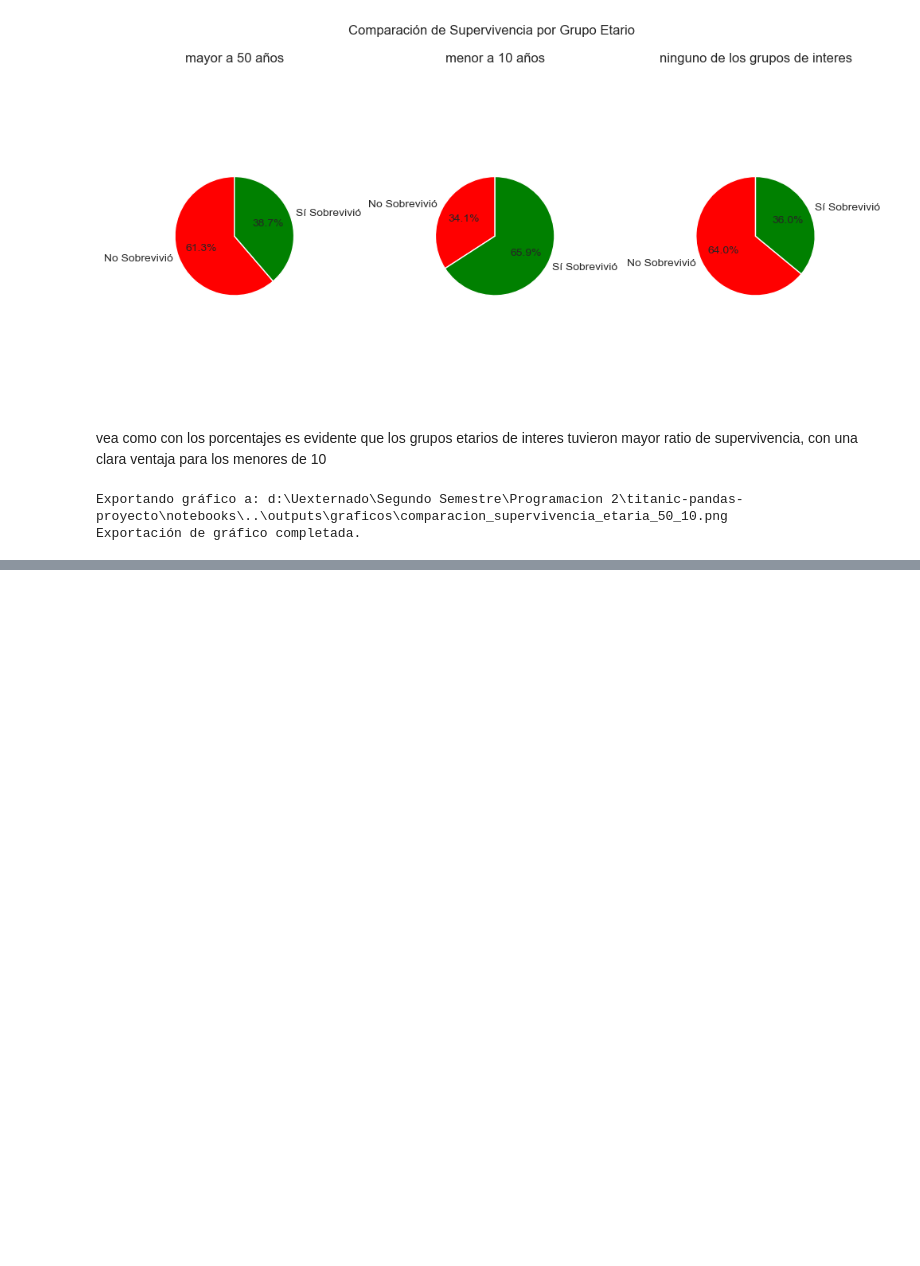
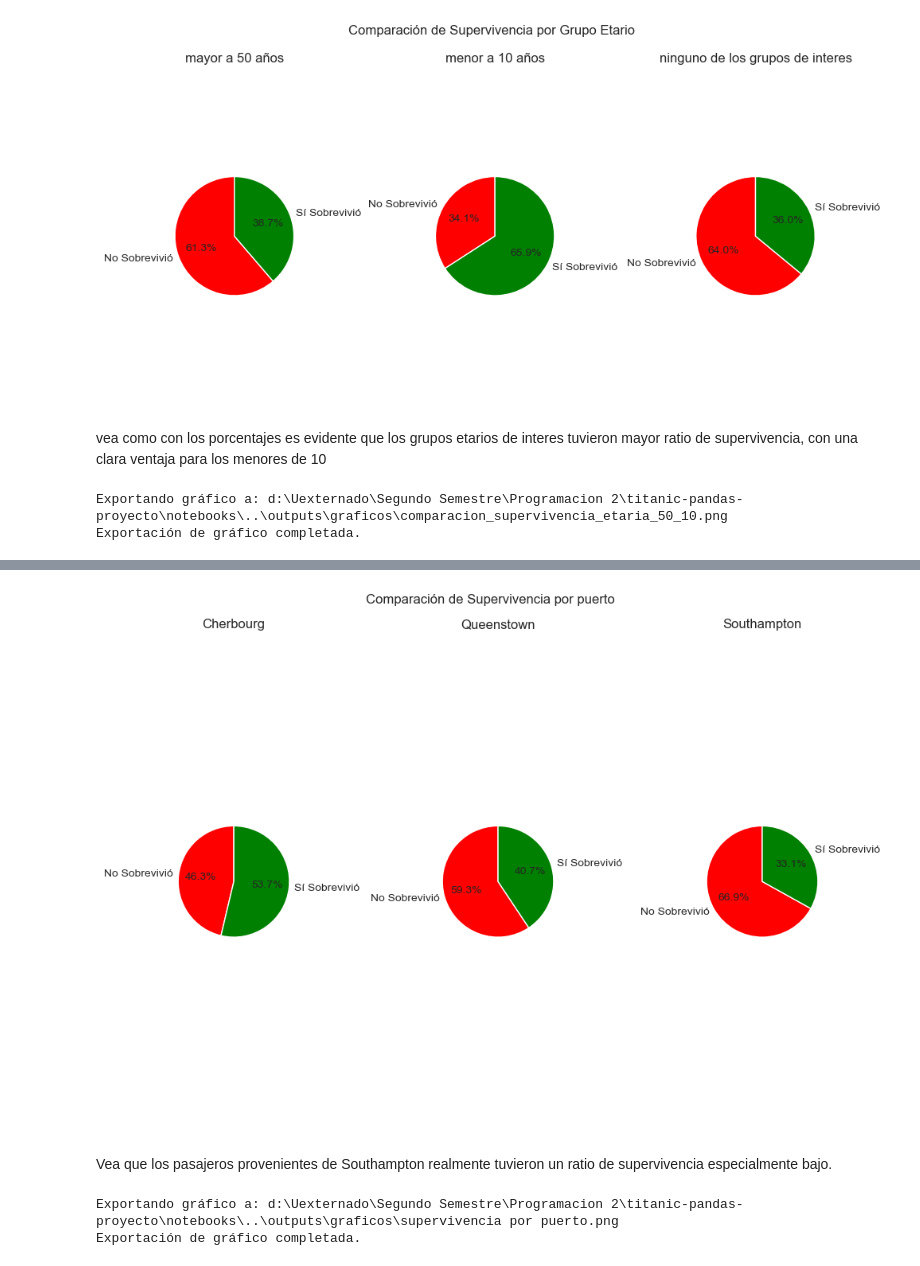
Before and after one commit to juanpablocarrillohortua/taller-pandas-titanic-grupo-1, a Jupyter notebook: notebooks/proyecto titanic.ipynb, the cells around one changed output, grey strips where cells are left out. Cells and saved outputs as stored; diff of their text form; code cells hidden in the pictures; blank space fills up the shorter version.

Commit message:
Survival rate por puerto

```diff
--- a/notebooks/proyecto titanic.ipynb
+++ b/notebooks/proyecto titanic.ipynb
@@ -952,0 +999,9 @@ Exportación de gráfico completada.
+# %%
+puertos = {"S": "Southampton", "C": "Cherbourg", "Q":"Queenstown"}
+df_southp = df.copy()
+df_southp['Puerto de interes'] = df_southp['Embarked'].map(puertos)
+df_southp = df_southp.groupby(['Puerto de interes', 'Survived']).size().reset_index(name="Conteo")
+df_southp["Total puerto"] = df_southp.groupby('Puerto de interes')["Conteo"].transform('sum')
+df_southp['Percent'] = (df_southp['Conteo']/df_southp['Total puerto'])*100
+df_southp['Supervivencia_Etiqueta'] = clacificador_supervivencia_cantidad_porcentaje(df_southp)
+df_southp
@@ -952,0 +1016,54 @@ Exportación de gráfico completada.
+# %%
+df_Cherbourg = df_southp[df_southp['Puerto de interes'] == 'Cherbourg']
+df_Queenstown = df_southp[df_southp['Puerto de interes'] == 'Queenstown']
+df_Southampton	 = df_southp[df_southp['Puerto de interes'] == 'Southampton']
+# %%
+fig, axes = plt.subplots(1, 3, figsize=(10, 7)) #lienzo de 1 fila y 3 columnas
+plt.style.use('seaborn-v0_8-whitegrid')
+
+colores = ['red', 'green'] # Rojo para No Sobrevivió (0) y Verde para Sí Sobrevivió (1)
+
+axes[0].pie(
+    df_Cherbourg['Percent'],
+    labels=df_Cherbourg['Supervivencia_Etiqueta'],
+    autopct='%1.1f%%', # Muestra el porcentaje con un decimal
+    startangle=90,
+    colors=colores
+)
+axes[0].set_title('Cherbourg')
+axes[0].axis('equal') # Asegura que el pastel sea un círculo
+
+#dibujar segunda col
+axes[1].pie(
+    df_Queenstown['Percent'],
+    labels=df_Queenstown['Supervivencia_Etiqueta'],
+    autopct='%1.1f%%',
+    startangle=90,
+    colors=colores
+)
+axes[1].set_title('Queenstown')
+axes[1].axis('equal')
+
+axes[2].pie(
+    df_Southampton['Percent'],
+    labels=df_Southampton['Supervivencia_Etiqueta'],
+    autopct='%1.1f%%',
+    startangle=90,
+    colors=colores
+)
+axes[2].set_title('Southampton')
+axes[2].axis('equal')
+
+# 3. Ajustar el layout y mostrar
+plt.suptitle('Comparación de Supervivencia por puerto') # Título principal
+plt.tight_layout()
+plt.show()
+# %% [output]
+[figure, added]
+# %% [markdown]
+Vea que los pasajeros provenientes de Southampton realmente tuvieron un ratio de supervivencia especialmente bajo.
+# %%
+exportar_grafica(fig,  "supervivencia por puerto")
+# %% [output]
+Exportando gráfico a: d:\Uexternado\Segundo Semestre\Programacion 2\titanic-pandas-proyecto\notebooks\..\outputs\graficos\supervivencia por puerto.png
+Exportación de gráfico completada.
```
Also changed, not shown: parts of 13 cells of this notebook, 5 other files.
